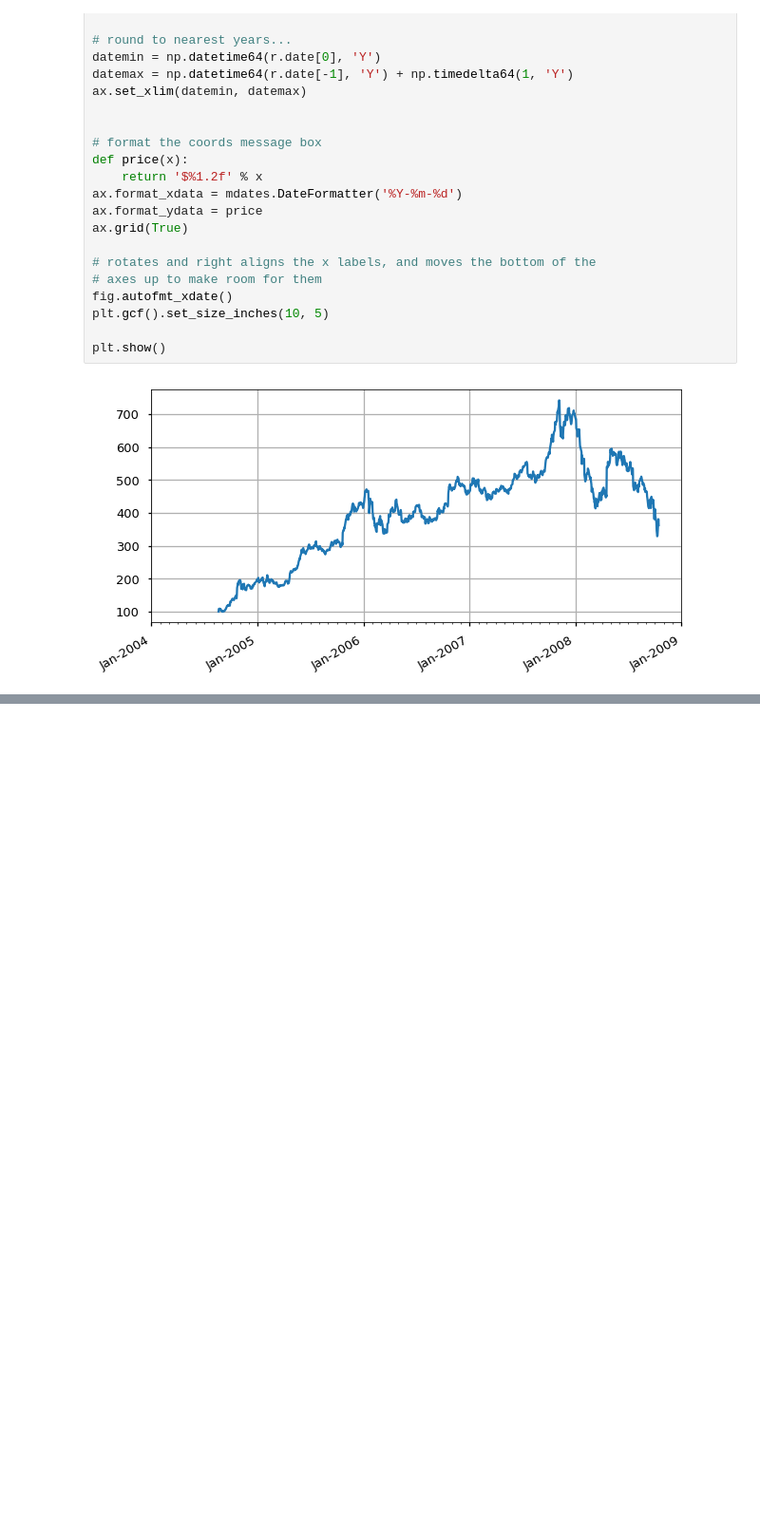
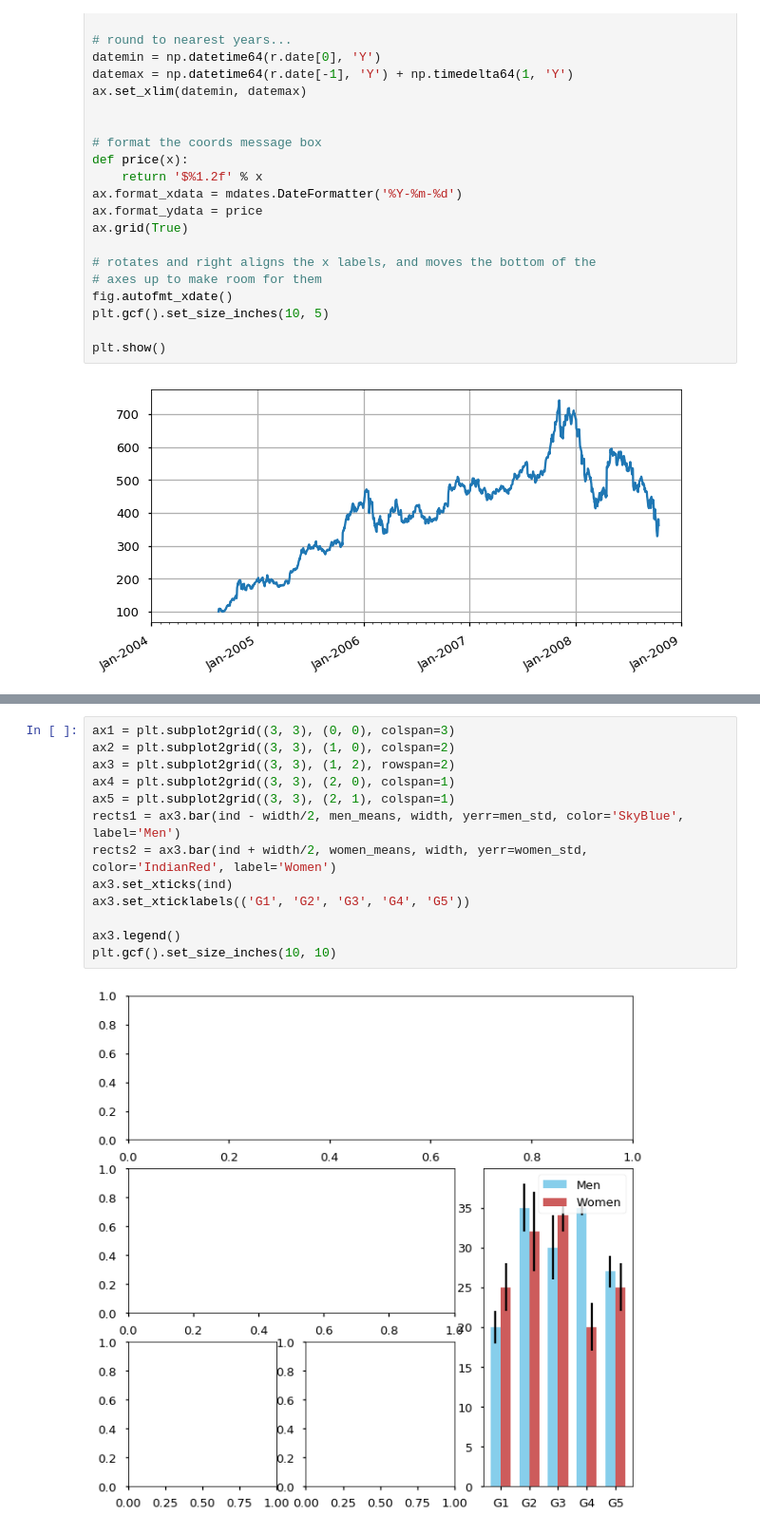
Before and after one commit to jeevankumarr/ml-books, a Jupyter notebook: Sub Plots.ipynb, the cells around one changed output, grey strips where cells are left out. Shown: that part at 95% size. Cells and saved outputs as stored; diff of their text form; blank space fills up the shorter version.

```diff
--- a/Sub Plots.ipynb
+++ b/Sub Plots.ipynb
@@ -190,0 +200,15 @@ plt.show()
+# %%
+ax1 = plt.subplot2grid((3, 3), (0, 0), colspan=3)
+ax2 = plt.subplot2grid((3, 3), (1, 0), colspan=2)
+ax3 = plt.subplot2grid((3, 3), (1, 2), rowspan=2)
+ax4 = plt.subplot2grid((3, 3), (2, 0), colspan=1)
+ax5 = plt.subplot2grid((3, 3), (2, 1), colspan=1)
+rects1 = ax3.bar(ind - width/2, men_means, width, yerr=men_std, color='SkyBlue', label='Men')
+rects2 = ax3.bar(ind + width/2, women_means, width, yerr=women_std, color='IndianRed', label='Women')
+ax3.set_xticks(ind)
+ax3.set_xticklabels(('G1', 'G2', 'G3', 'G4', 'G5'))
+
+ax3.legend()
+plt.gcf().set_size_inches(10, 10)
+# %% [output]
+[figure, added]
```
Also changed, not shown: parts of 5 cells of this notebook.
